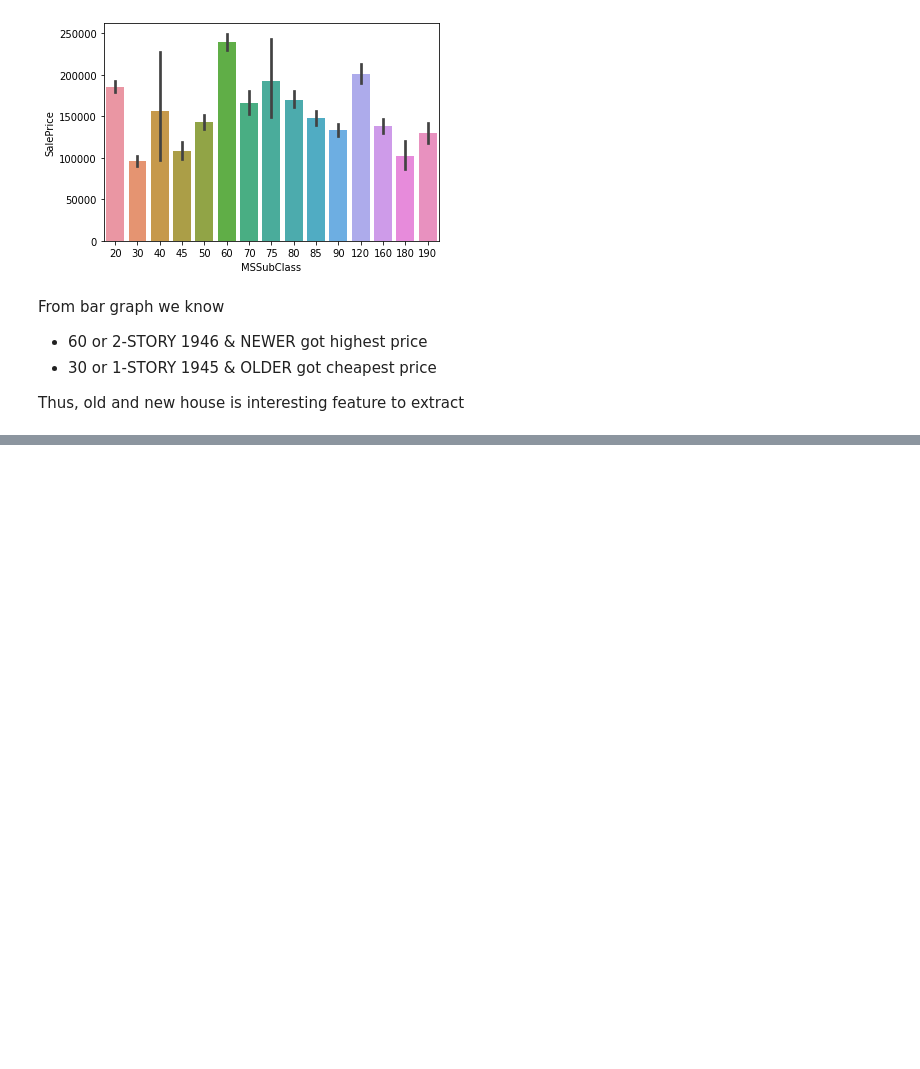
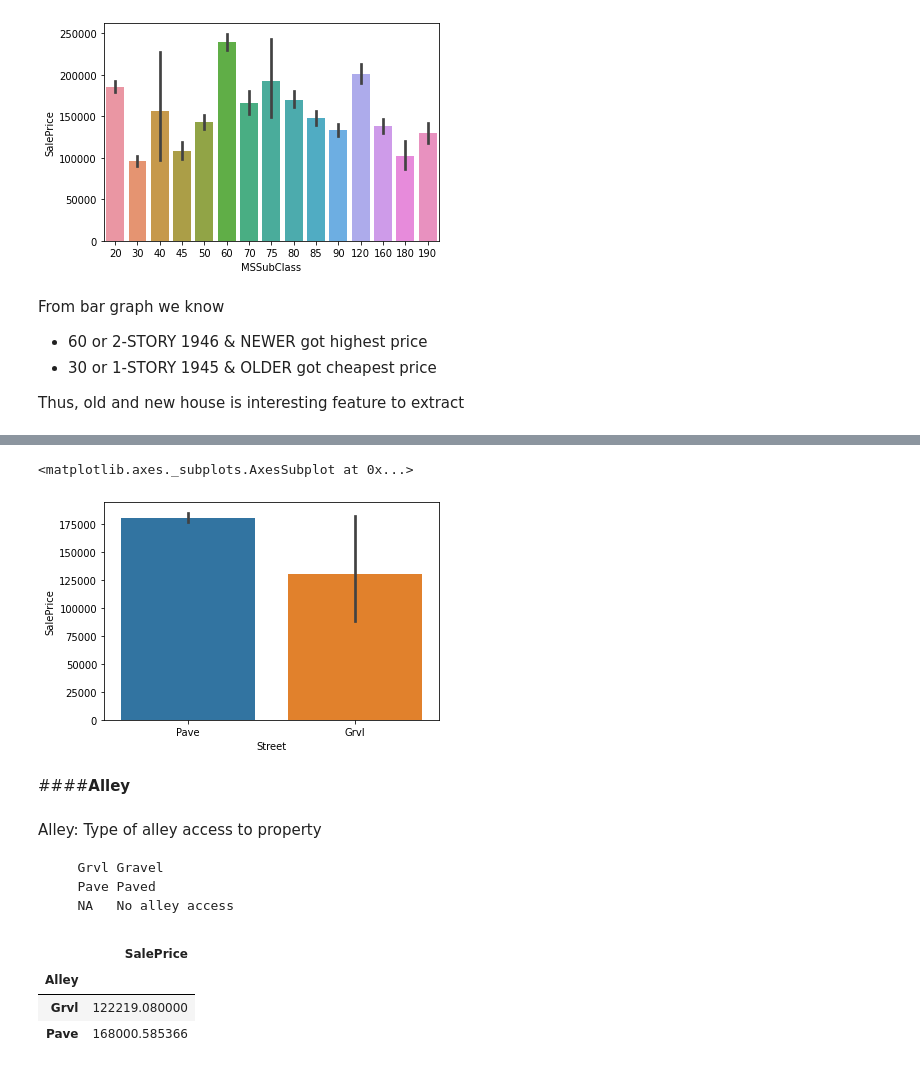
Before and after one commit to Sirabhop/Kaggle_Challenge, a Jupyter notebook: Challenge_2_House_Prices.ipynb, the cells around one changed output, grey strips where cells are left out. Saved outputs shown, nothing was run; the diff lists cells and outputs as text; code cells hidden in the pictures; blank space fills up the shorter version.

```diff
--- a/Challenge_2_House_Prices.ipynb
+++ b/Challenge_2_House_Prices.ipynb
@@ -91,0 +164,20 @@ Thus, old and new house is interesting feature to extract
+# %%
+sns.barplot(x = 'Street', y = 'SalePrice', data = df)
+# %% [output]
+<matplotlib.axes._subplots.AxesSubplot at 0x...>
+[figure, added]
+# %% [markdown]
+####**Alley**
+# %% [markdown]
+Alley: Type of alley access to property
+
+       Grvl	Gravel
+       Pave	Paved
+       NA 	No alley access
+# %%
+df[['Alley', 'SalePrice']].groupby(['Alley']).mean()
+# %% [output]
+|  | SalePrice |
+| Alley |  |
+| Grvl | 122219.080000 |
+| Pave | 168000.585366 |
```
Also changed, not shown: parts of 27 cells of this notebook.
